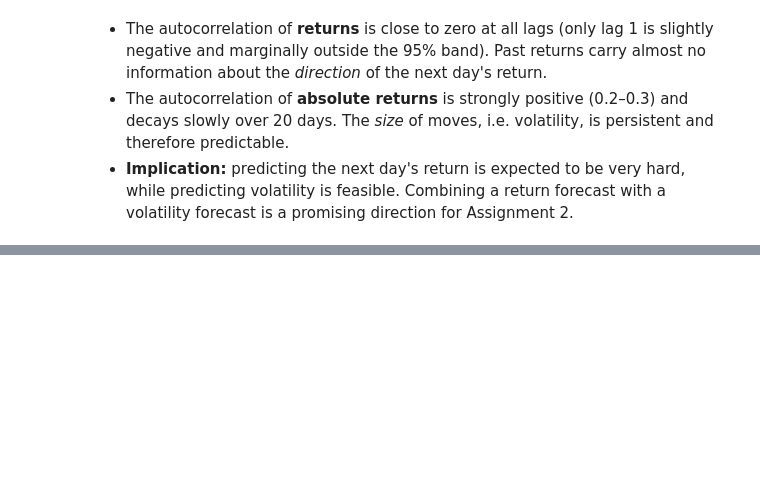
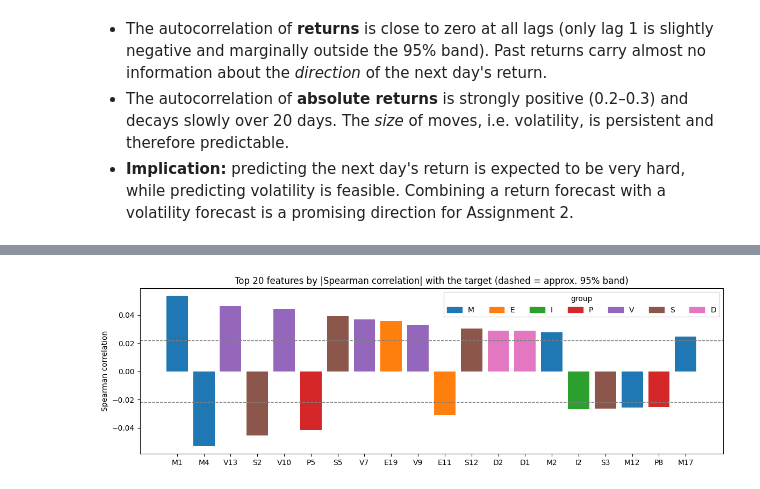
Before and after one commit to ceng313-2026/GROUP59_CENG313, a Jupyter notebook: assignment1_eda_baseline.ipynb, the cells around one changed output, grey strips where cells are left out. Drawn from its saved outputs; the diff is of its cells as text; code cells hidden in the pictures; blank space fills up the shorter version.

Commit message:
Add feature-target relationship analysis

```diff
--- a/assignment1_eda_baseline.ipynb
+++ b/assignment1_eda_baseline.ipynb
@@ -235,0 +239,13 @@ plt.show()
+# %%
+TARGET = "market_forward_excess_returns"
+df = train[train.date_id >= 1006]
+
+corr = pd.DataFrame({
+    "group": [data.feature_group(f) for f in feats],
+    "pearson": [df[f].corr(df[TARGET]) for f in feats],
+    "spearman": [df[f].corr(df[TARGET], method="spearman") for f in feats],
+    "n_obs": [df[f].notna().sum() for f in feats],
+}, index=feats)
+corr["abs_spearman"] = corr["spearman"].abs()
+
+corr.sort_values("abs_spearman", ascending=False).head(15)
@@ -235,0 +273,16 @@ plt.show()
+# %%
+top = corr.sort_values("abs_spearman", ascending=False).head(20)
+group_colors = {g: f"C{i}" for i, g in enumerate(groups)}
+
+fig, ax = plt.subplots(figsize=(14, 4))
+ax.bar(top.index, top["spearman"], color=top["group"].map(group_colors))
+band = 1.96 / np.sqrt(len(df))
+ax.axhline(band, color="grey", ls="--", lw=1)
+ax.axhline(-band, color="grey", ls="--", lw=1)
+ax.set_title("Top 20 features by |Spearman correlation| with the target (dashed = approx. 95% band)")
+ax.set_ylabel("Spearman correlation")
+handles = [plt.Rectangle((0, 0), 1, 1, color=c) for c in group_colors.values()]
+ax.legend(handles, group_colors.keys(), title="group", ncol=7)
+plt.show()
+# %% [output]
+[figure, added]
```
Also changed, not shown: parts of 11 cells of this notebook.
